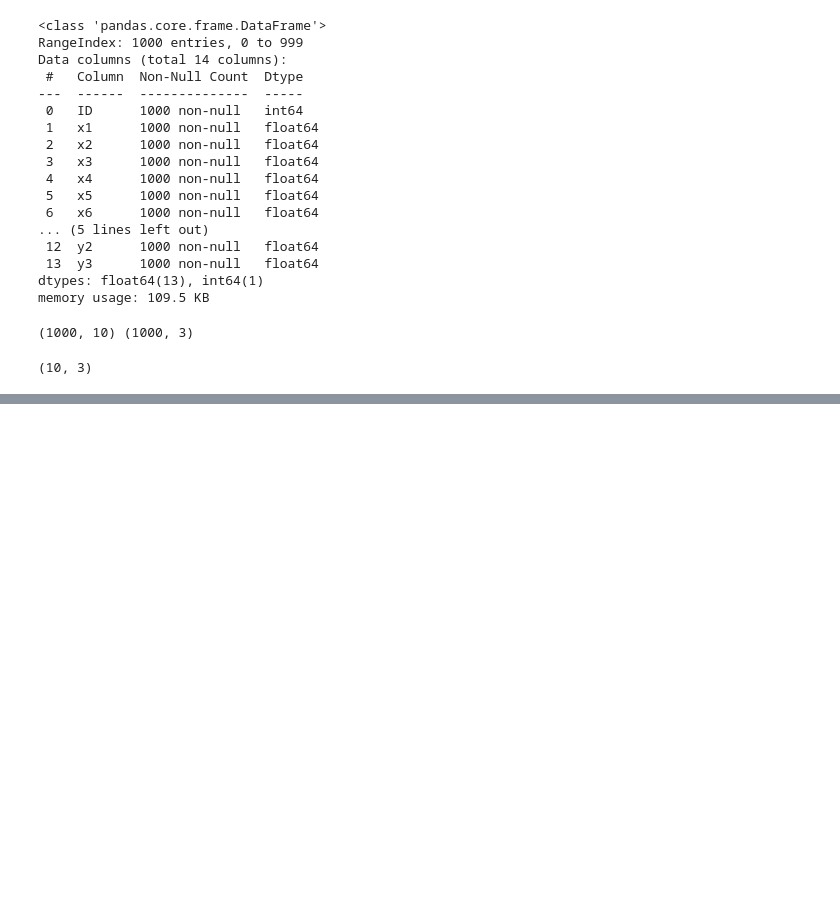
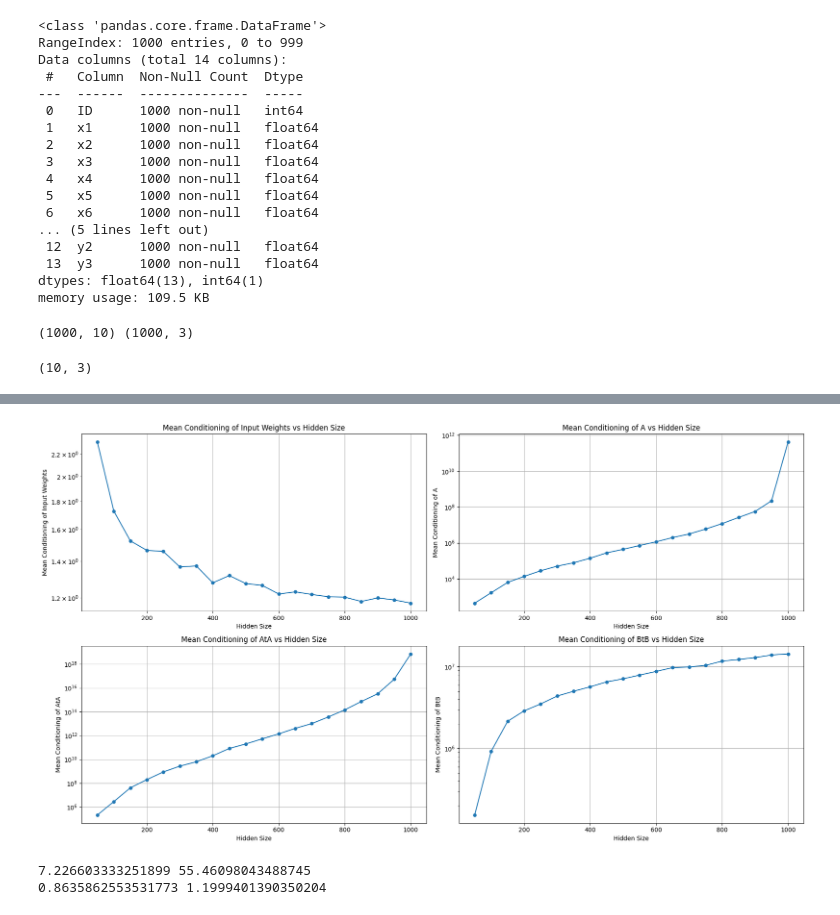
Before and after one commit to SaulUrso/Extreme-Learning-Machine, a Jupyter notebook: nesterov.ipynb, the cells around one changed output, grey strips where cells are left out. Saved outputs shown, nothing was run; the diff lists cells and outputs as text; code cells hidden in the pictures; blank space fills up the shorter version.

```diff
--- a/nesterov.ipynb
+++ b/nesterov.ipynb
@@ -448,7 +52,0 @@ results_dict = {
-# %%
-# hyperparameters
-HIDDEN_SIZE = 1000
-LEARNING_RATE = "auto"
-BETA = 0
-ALPHA = 1e-8
-EPSILON = 1e-10
@@ -551,0 +119,72 @@ results.groupby("Initialization type")[["Train", "Validation", "Time"]].agg(
+# %%
+fig, axs = plt.subplots(2, 2, figsize=(18, 10))
+marker_style = dict(marker="o", markersize=5, linestyle="-")
+axs[0, 0].plot(range(50, 1001, 50), cond_input_weights_means, **marker_style)
+axs[0, 0].set_title("Mean Conditioning of Input Weights vs Hidden Size")
+axs[0, 0].set_xlabel("Hidden Size")
+axs[0, 0].set_ylabel("Mean Conditioning of Input Weights")
+axs[0, 0].set_yscale("log")
+axs[0, 0].grid(True)
+
+axs[0, 1].plot(range(50, 1001, 50), cond_A_means, **marker_style)
+axs[0, 1].set_title("Mean Conditioning of A vs Hidden Size")
+axs[0, 1].set_xlabel("Hidden Size")
+axs[0, 1].set_ylabel("Mean Conditioning of A")
+axs[0, 1].set_yscale("log")
+axs[0, 1].grid(True)
+
+axs[1, 0].plot(range(50, 1001, 50), cond_AtA_means, **marker_style)
+axs[1, 0].set_title("Mean Conditioning of AtA vs Hidden Size")
+axs[1, 0].set_xlabel("Hidden Size")
+axs[1, 0].set_ylabel("Mean Conditioning of AtA")
+axs[1, 0].set_yscale("log")
+axs[1, 0].grid(True)
+
+axs[1, 1].plot(range(50, 1001, 50), cond_BtB_means, **marker_style)
+axs[1, 1].set_title("Mean Conditioning of BtB vs Hidden Size")
+axs[1, 1].set_xlabel("Hidden Size")
+axs[1, 1].set_ylabel("Mean Conditioning of BtB")
+axs[1, 1].set_yscale("log")
+axs[1, 1].grid(True)
+
+plt.tight_layout()
+# plt.savefig("Plots/Conditioning")
+plt.show()
+# %% [output]
+[figure, added]
+# %%
+min_sv_X_train = []
+max_sv_X_train = []
+min_sv_input_weights = []
+max_sv_input_weights = []
+min_sv_A = []
+max_sv_A = []
+
+for HIDDEN_SIZE in tqdm(range(2, 12), desc="Hidden Size Loop"):
+    sv_X_train = np.linalg.svd(X_train, compute_uv=False)
+    min_sv_X_train.append(np.min(sv_X_train))
+    max_sv_X_train.append(np.max(sv_X_train))
+
+    sv_input_weights = []
+    sv_A = []
+    for seed in range(4):
+        model_true = mu.ELM(input_size, HIDDEN_SIZE, output_size, seed=seed)
+        sv_input_weights.append(
+            np.linalg.svd(model_true.input_weights, compute_uv=False)
+        )
+        A = X_train.dot(model_true.input_weights)
+        sv_A.append(np.linalg.svd(A, compute_uv=False))
+
+    min_sv_input_weights.append(np.mean([np.min(sv) for sv in sv_input_weights]))
+    max_sv_input_weights.append(np.mean([np.max(sv) for sv in sv_input_weights]))
+    # For A, compute the second lowest singular value instead of the minimum
+    min_sv_A.append(np.mean([np.partition(sv, 1)[0] for sv in sv_A]))
+    # min_sv_A.append(np.mean([np.min(sv) for sv in sv_A]))
+    max_sv_A.append(np.mean([np.max(sv) for sv in sv_A]))
+
+
+print(min_sv_X_train[0], max_sv_X_train[0])
+print(min_sv_input_weights[0], max_sv_input_weights[0])
+# %% [output]
+7.226603333251899 55.46098043488745
+0.8635862553531773 1.1999401390350204
```
Also changed, not shown: parts of 36 cells of this notebook, 8 other files.
